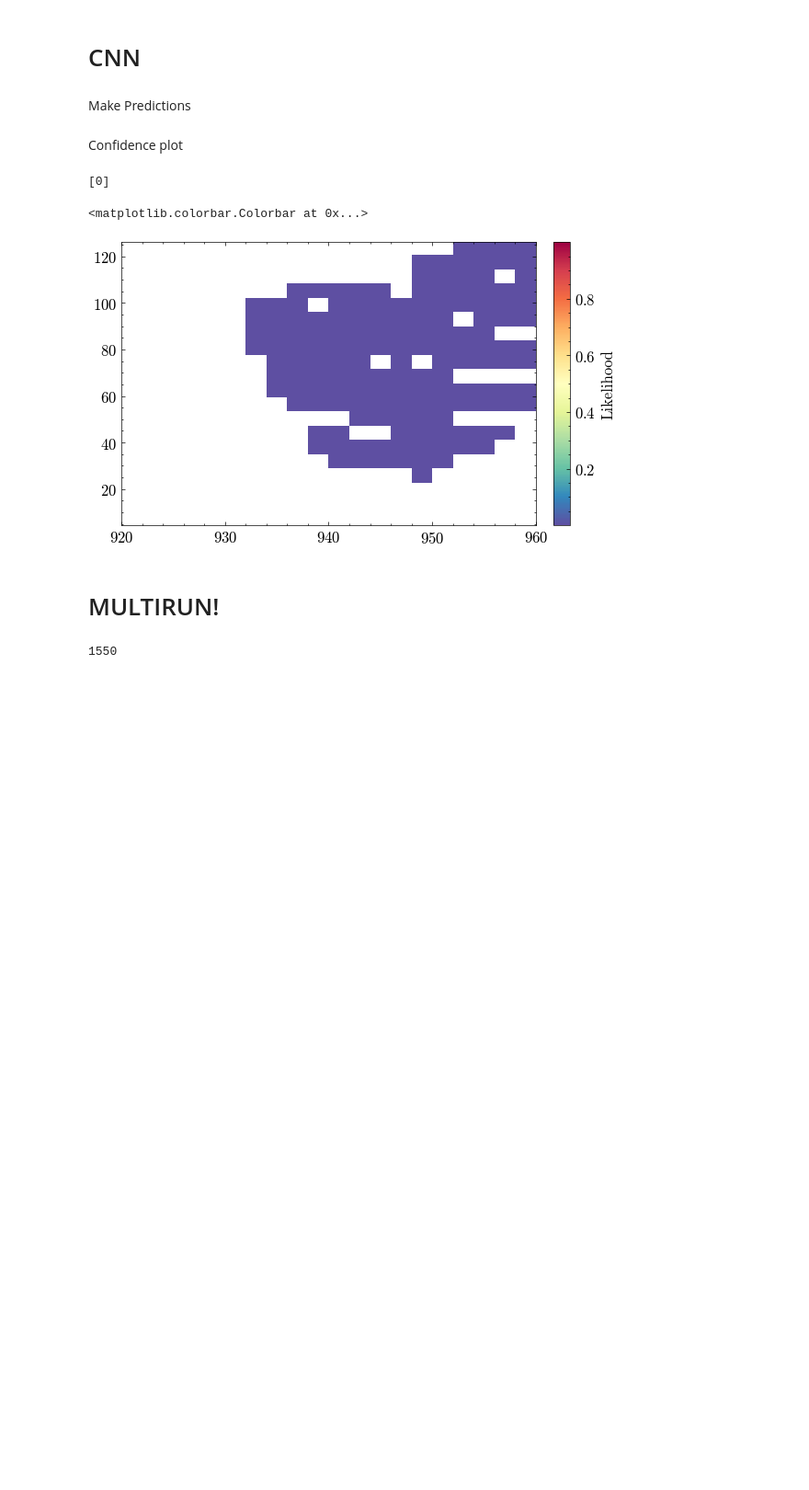
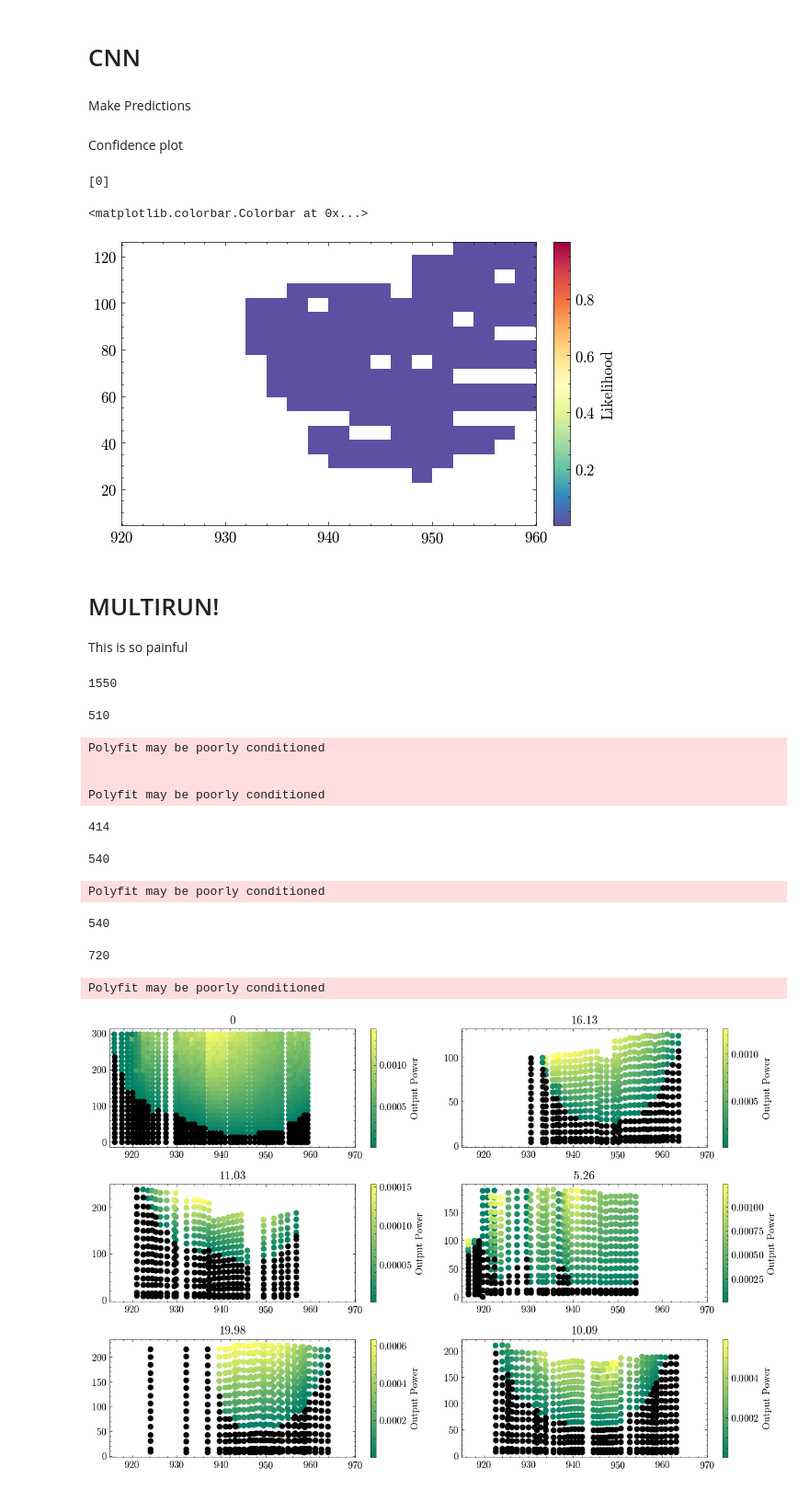
Before and after one commit to phbecimperial/Supervised-clustering-phase-pBEC, a Jupyter notebook: MultiMode Analysis/Phase_diagram_notebook.ipynb, the cells around one changed output. Shown at 92% size. Saved outputs shown, nothing was run; the diff lists cells and outputs as text; code cells hidden in the pictures; blank space fills up the shorter version.

```diff
--- a/MultiMode Analysis/Phase_diagram_notebook.ipynb
+++ b/MultiMode Analysis/Phase_diagram_notebook.ipynb
@@ -251,7 +288,7 @@ for i in range(cnn_outs['outputs'].shape[1]):
     _, _, plot, stat = power_length_analysis.plot_2d_stat_hist(data['pca_length'][stim_mask],
                                                                data['power'][stim_mask],
                                                                mode_conf, [920, 960],
-                                                               [min(data['power']), max(data['power'])], bins=20,
+                                                               [min(data['power']), max(data['power'])], bins=bins,
                                                                cmap='Spectral_r',
                                                                fig=fig, ax=axes[i], vs=vs, ret_stat=True)
 
@@ -265,6 +302,7 @@ plt.colorbar(plot, cbax, cmap='Spectral_r', label='Likelihood', )
 [figure]
 # %% [markdown]
 # MULTIRUN!
+This is so painful
 # %%
 %autoreload 2
 
@@ -327,30 +365,43 @@ t_chunks_chunks = [[
 #Make new folder or everything will be deleted
 #crop_path = r'202408/Cropped_Images/22_07_disp_2_crop'
 #bec_path = r'202408/20240801\pbec_20240801_195801_4.0_0.06916934232619047_941.4451293945312_-0.33333333333333304_.png'
 
 titles = [0, 16.13, 11.03, 5.26, 19.98, 10.09]
 fig = plt.figure(figsize=[12, 8])
 for i in tqdm.tqdm(range(0, 6)):
     crop_path = r'/Cropped_Images/22_07_disp_{}_crop'.format(i+1)
     data, stim_mask = phase_analysis_complete.run_all(t_chunks_chunks[i], sys_path, crop_path, bec_paths[i])
 
     # Scattered points
     #fig, ax = plt.subplots(1, 1)
     ax = fig.add_subplot(3, 2, i+1)
 
     scat = ax.scatter(data['pca_length'][stim_mask], data['power'][stim_mask], c=data['meter_reading'][stim_mask],
                       cmap='summer', label='Above Threshold')
     ax.scatter(data['pca_length'][~stim_mask], data['power'][~stim_mask], color='black', label='Below Threshold')
     ax.set_xlim([915, 970])
     cbar = fig.colorbar(scat, ax=ax, label='Output Power')
     ax.set_title(titles[i])
 
     labels = np.ones(len(data['power']))
     labels[stim_mask] = 0
     labels[-1] = 2
 
     power_length_analysis.interactive_scatter(data['pca_length'], data['power'], data['file'], labels_data=labels)
 
+plt.tight_layout()
 plt.show()
 # %% [output]
 1550
+510
+Polyfit may be poorly conditioned
+
+
+Polyfit may be poorly conditioned
+414
+540
+Polyfit may be poorly conditioned
+540
+720
+Polyfit may be poorly conditioned
+[figure, added]
```
Also changed, not shown: parts of 11 cells of this notebook, 1 other file.
